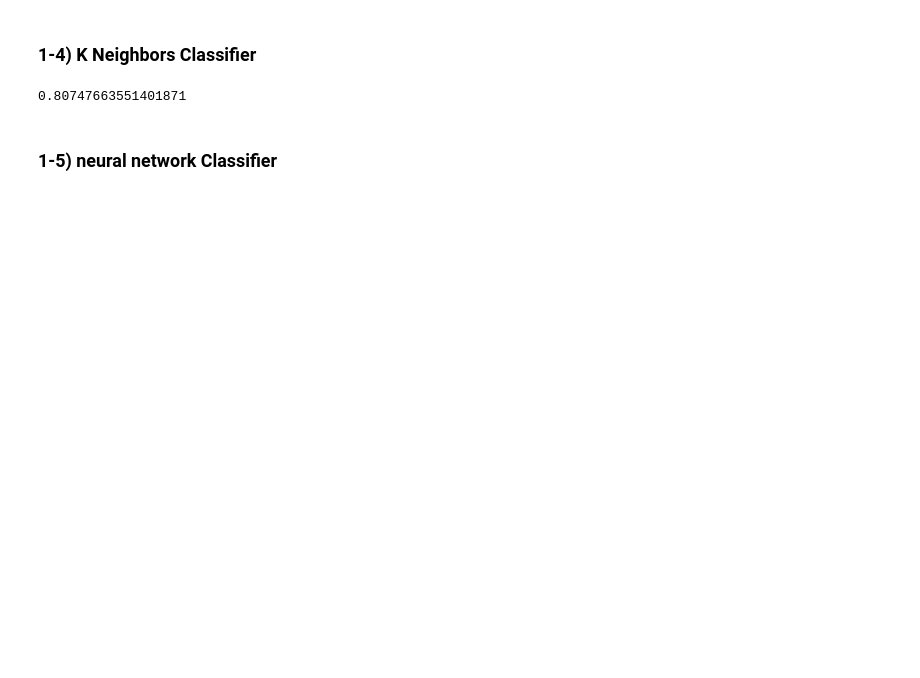
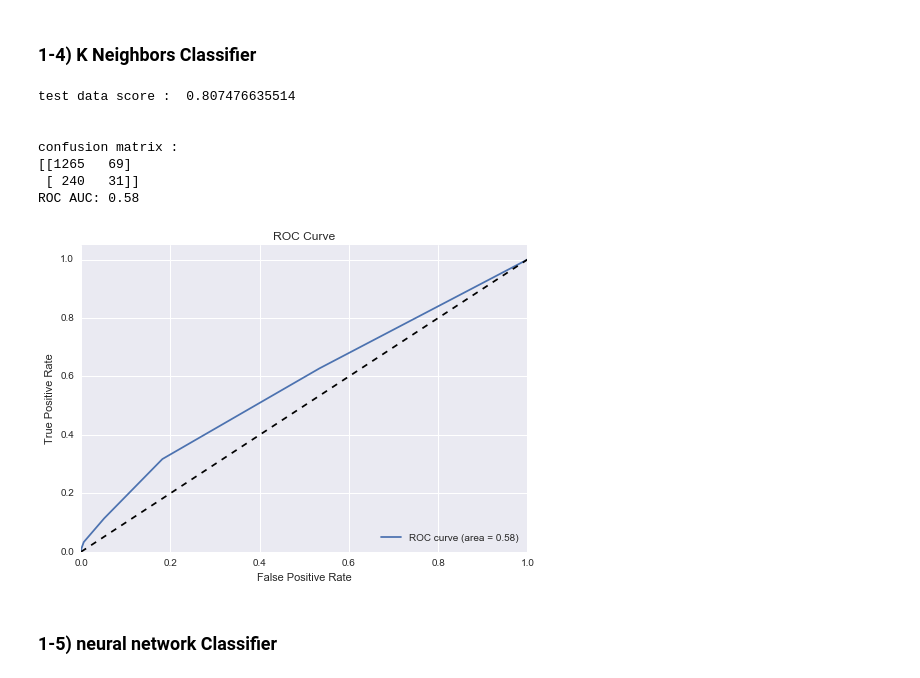
Before and after one commit to yennanliu/Kaggle.com_mini_project, a Jupyter notebook: Speed_Dating/Kaggle_Speeding_Dating.ipynb, the cells around one changed output. Saved outputs shown, nothing was run; the diff lists cells and outputs as text; code cells hidden in the pictures; blank space fills up the shorter version.

```diff
--- a/Speed_Dating/Kaggle_Speeding_Dating.ipynb
+++ b/Speed_Dating/Kaggle_Speeding_Dating.ipynb
@@ -119,11 +204,18 @@ clf_rf.score(X_test,y_test)
 # %%
 from sklearn.neighbors import KNeighborsClassifier
 
 clf_kn = KNeighborsClassifier()
-clf_kn.fit(X_train, y_train)
-clf_kn.score(X_test,y_test)
+
+basic_fitting(X,y,clf_kn)
 # %% [output]
-0.80747663551401871
+test data score :  0.807476635514
+
+
+confusion matrix :
+[[1265   69]
+ [ 240   31]]
+ROC AUC: 0.58
+[figure, added]
 # %% [markdown]
 ### 1-5) neural network Classifier
 # %%
```
Also changed, not shown: parts of 11 cells of this notebook.
